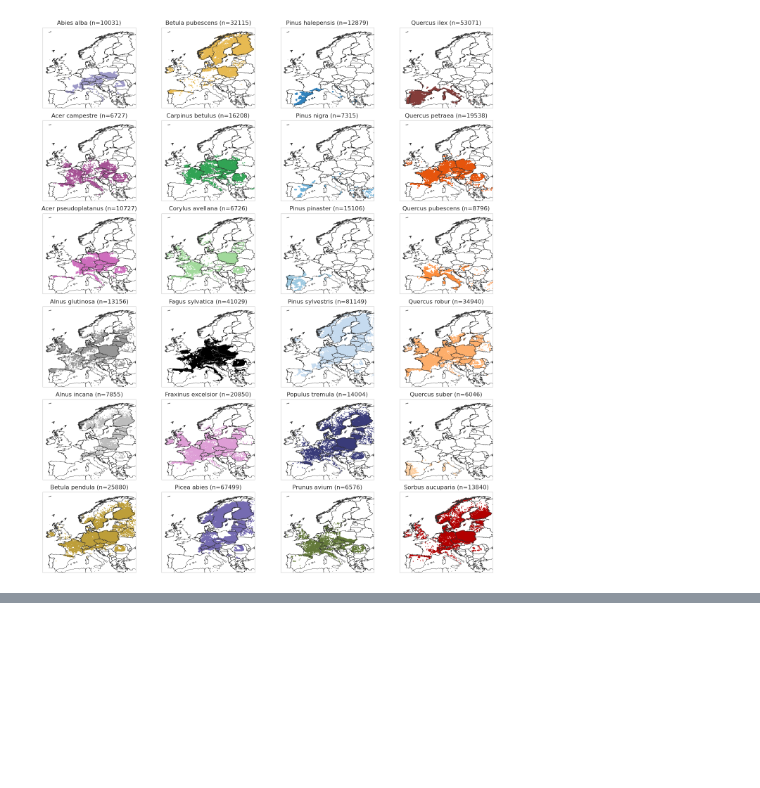
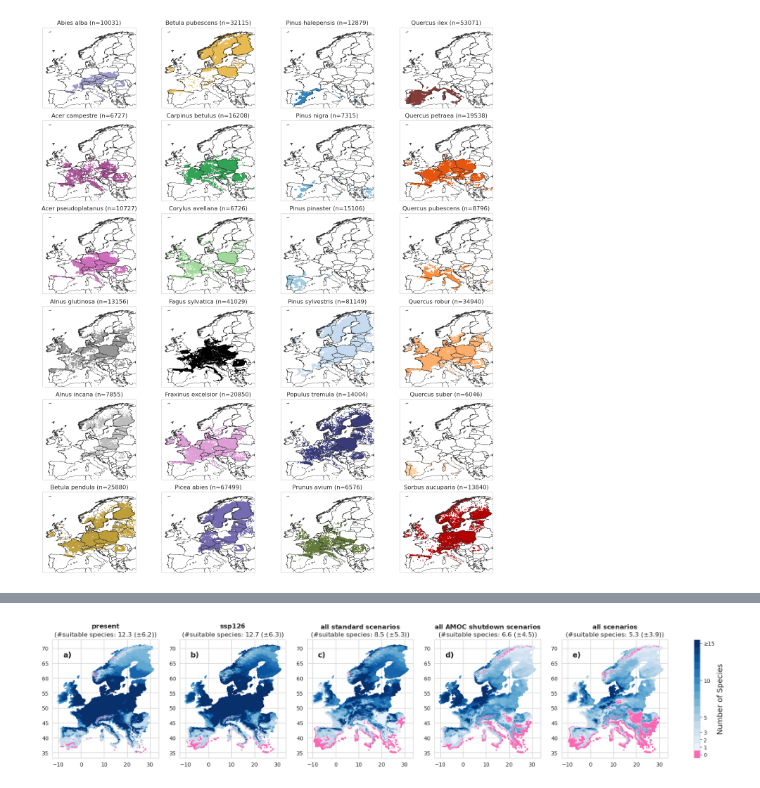
Before and after one commit to k-gregor/amoc_forestry, a Jupyter notebook: input_data.ipynb, the cells around one changed output, grey strips where cells are left out. Drawn from its saved outputs; the diff is of its cells as text; code cells hidden in the pictures; blank space fills up the shorter version.

```diff
--- a/input_data.ipynb
+++ b/input_data.ipynb
@@ -69,0 +172,53 @@ plt.tight_layout()
+# %%
+vmin = 0
+vmax = 15
+
+fig, ax = plt.subplots(1, len(col_list), figsize=(22, 4))
+
+for i, (col, title) in enumerate(col_list.items()):
+    values = df_uncertainty[col].to_numpy()
+    sc = ax[i].scatter(
+        df_uncertainty['x'],
+        df_uncertainty['y'],
+        c=values,
+        s=1,
+        cmap=amoc_plots.blues_pink,
+        norm=amoc_plots.blues_pink_norm_15
+    )
+    ax[i].set_title(
+        r'$\mathbf{' + title.replace(' ', r'\ ') + r'}$'
+        + '\n'
+        + f'(#suitable species: {total_weighted_means[col]:.1f} '
+        + r'($\pm$'
+        + f'{total_weighted_std[col]:.1f}))'
+    )
+
+    label = f"{chr(97 + i)})"  # chr(97) = 'a'
+    ax[i].text(
+        0.1, 0.9,                # X,Y position in axes coords (adjust as needed)
+        label,
+        transform=ax[i].transAxes, # Use axes coords
+        fontsize=14,
+        fontweight='bold',
+        ha='left', va='top'
+    )
+
+boundaries = np.arange(vmin - 0.5, vmax + 1.5, 1)
+
+cbar = fig.colorbar(
+    mpl.cm.ScalarMappable(norm=amoc_plots.blues_pink_norm_15, cmap=amoc_plots.blues_pink),
+    ax=ax,
+    boundaries=boundaries,
+    orientation='vertical',
+    fraction=0.02,
+    pad=0.04
+)
+cbar.set_label('Number of Species', fontsize=14)
+
+tick_values = [0, 1, 2, 3, 5, 10, 15]
+cbar.set_ticks(tick_values)
+cbar.set_ticklabels([str(v) if v < 15 else '≥15' for v in tick_values])
+
+plt.show()
+# %% [output]
+[figure, added]
```
Also changed, not shown: parts of 7 cells of this notebook, 4 other files.
